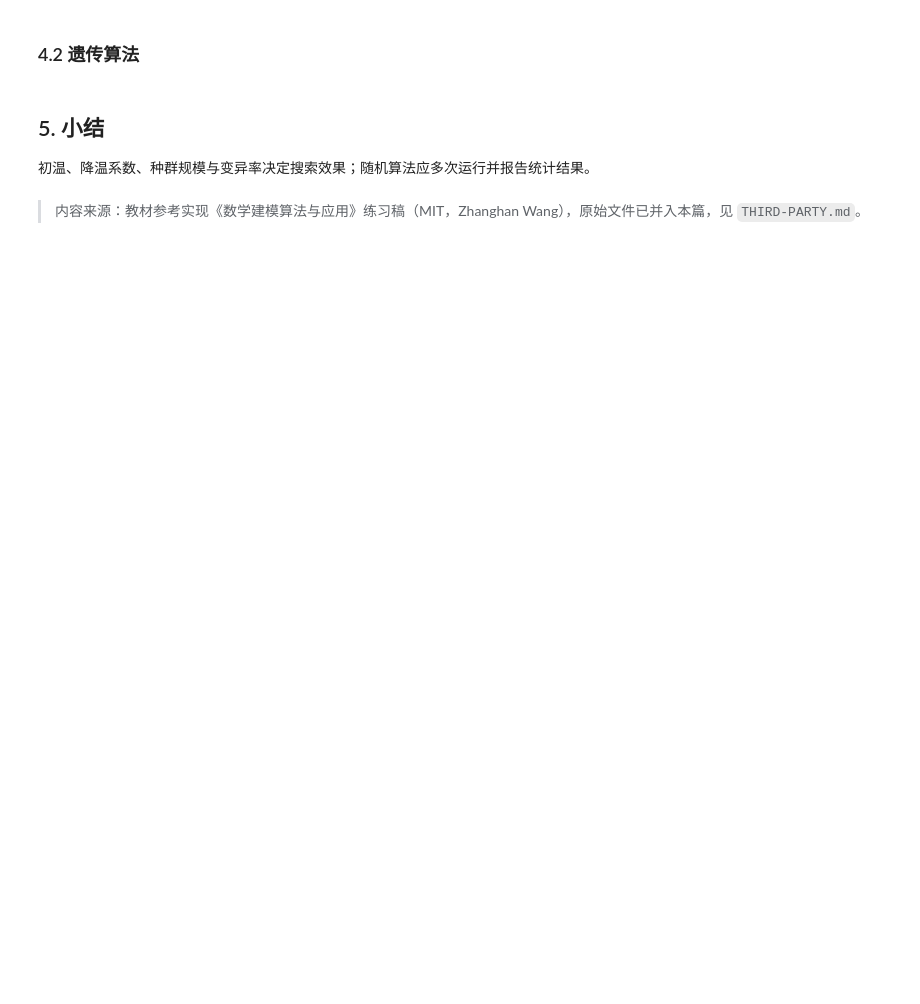
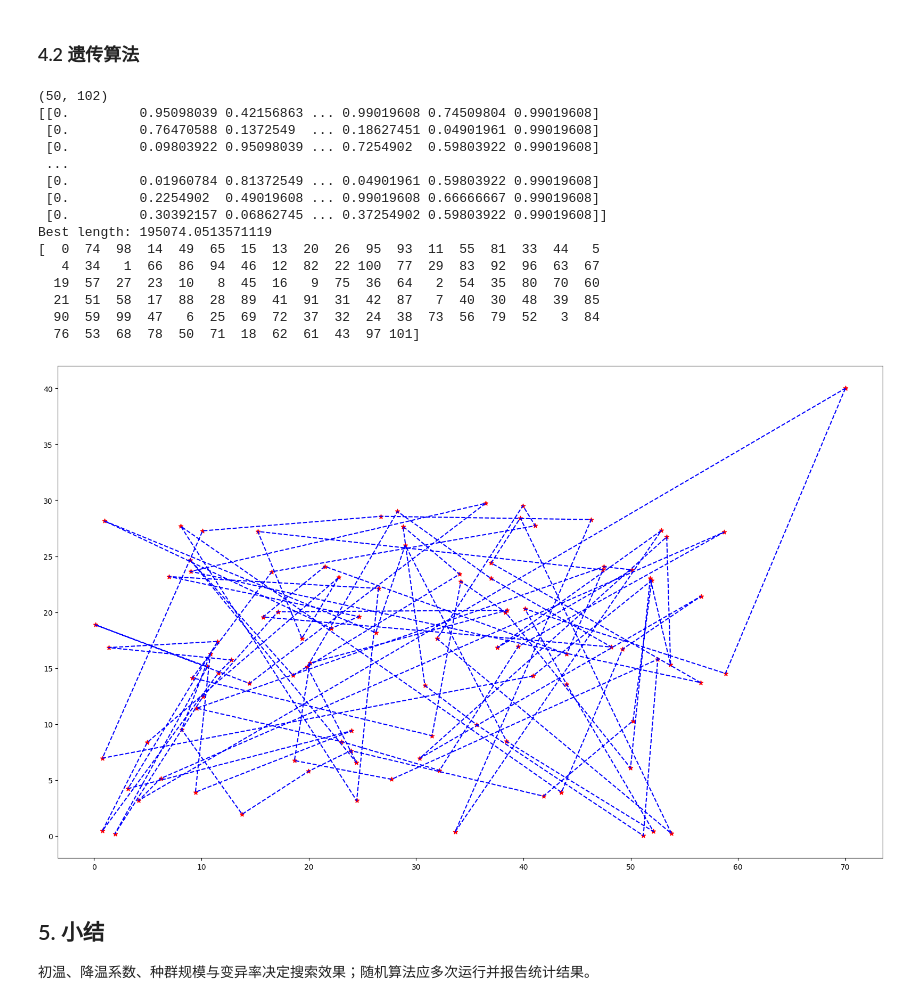
Before and after one commit to yohoten/MMAA-Py, a Jupyter notebook: notebooks/39.智能优化算法.ipynb, the cells around one changed output. Cells and saved outputs as stored; diff of their text form; code cells hidden in the pictures; blank space fills up the shorter version.

```diff
--- a/notebooks/39.智能优化算法.ipynb
+++ b/notebooks/39.智能优化算法.ipynb
@@ -167,70 +174,88 @@ import pandas as pd
 import matplotlib.pyplot as plt
 
 np.random.seed(0)
-# w为种群个数
-w = 50
-# g为进化的代数
-g = 100
+w = 50      # 种群规模
+g = 100     # 进化代数
 
 J = np.loadtxt('遗传算法初步结果.txt')
 J = J / J.shape[1]
 print(J.shape)
 print(J)
 
 size = J.shape[1]
-# 遗传算法操作
+
 for k in range(g):
-    # 交配产生子代A的初始染色体
-    A = J
+    # ---- 交配 ----
+    A = J.copy()                                    # 【修复】必须 copy
 
-    # 产生交叉操作的染色体对
     c = np.random.permutation([i for i in range(w)])
     for i in range(0, w, 2):
-        F = int(1 + np.floor(100*np.random.rand(1)))
-        temp = A[c[i], F:]
-        A[c[i], F:] = A[c[i+1], F:]
+        F = int(1 + np.floor(100 * np.random.rand()))   # 【修复】标量, 去掉 (1)
+        temp = A[c[i], F:].copy()                   # 【修复】.copy() 避免视图
+        A[c[i],   F:] = A[c[i+1], F:]
         A[c[i+1], F:] = temp
 
-    # 确定变异体
-    by = []
-    while not len(by):
-        by = np.nonzero([np.random.rand() < 0.1 for i in range(w)])
-    B = A[by]
+    # ---- 变异 ----
+    by = np.where(np.random.rand(w) < 0.1)[0]       # 【修复】用 np.where
+    while len(by) == 0:
+        by = np.where(np.random.rand(w) < 0.1)[0]
+    B = A[by].copy()
 
-    # 作变异
     for j in range(len(by)):
-        bw = np.sort(1 + np.floor(100*np.random.rand(3))).astype(np.int)
-        neworder = [i for i in range(bw[0])] + [i for i in range(bw[1], bw[2])] + [i for i in range(bw[0], bw[1])] + [i for i in range(bw[2], 102)]
+        bw = np.sort(1 + np.floor(100 * np.random.rand(3))).astype(int)   # 【修复】int
+        neworder = (list(range(bw[0]))
+                    + list(range(bw[1], bw[2]))
+                    + list(range(bw[0], bw[1]))
+                    + list(range(bw[2], 102)))
         B[j, :] = B[j, neworder]
 
-    # 父代,子代,变异体合起来
+    # ---- 父代 + 子代 + 变异体 ----
     G = np.concatenate((J, A, B), axis=0)
 
-    # 恢复出序列
-    SG = np.zeros(G.shape, dtype=np.int)
+    # ---- 用 argsort 解码成访问顺序 ----
+    SG = np.zeros(G.shape, dtype=int)               # 【修复】int
     for ind in range(G.shape[0]):
         SG[ind] = G[ind].argsort()
 
-    # 计算各个个体代表的路径长度
-    lengths = np.zeros(G.shape[0], dtype=np.float)
+    # ---- 计算路径长度 ----
+    lengths = np.zeros(G.shape[0], dtype=float)     # 【修复】float
     for ind in range(len(SG)):
-        for vex in range(len(SG[ind])-1):
+        for vex in range(len(SG[ind]) - 1):
             lengths[ind] += d[SG[ind][vex]][SG[ind][vex+1]]
 
     bestArg = lengths.argsort()
-    J = G[bestArg[:50]]
+    J = G[bestArg[:50]]                              # 精英保留 50 个
 
-print(lengths[bestArg[0]])
-path = SG[0]
+# ---- 输出最优 ----
+print("Best length:", lengths[bestArg[0]])
+path = SG[bestArg[0]]                                # 【修复】用最优个体
 print(path)
+
 plt.figure(figsize=(20, 12))
 divide = 1
 coordinate_path = np.array([[data[i][0], data[i][1]] for i in path])
-plt.scatter(coordinate_path[::divide, 0], coordinate_path[::divide, 1], marker='*', color='red')
+plt.scatter(coordinate_path[::divide, 0], coordinate_path[::divide, 1],
+            marker='*', color='red')
 plt.plot(coordinate_path[::divide, 0], coordinate_path[::divide, 1], 'b--')
+plt.show()                                           # 别忘 show
+# %% [output]
+(50, 102)
+[[0.         0.95098039 0.42156863 ... 0.99019608 0.74509804 0.99019608]
+ [0.         0.76470588 0.1372549  ... 0.18627451 0.04901961 0.99019608]
+ [0.         0.09803922 0.95098039 ... 0.7254902  0.59803922 0.99019608]
+ ...
+ [0.         0.01960784 0.81372549 ... 0.04901961 0.59803922 0.99019608]
+ [0.         0.2254902  0.49019608 ... 0.99019608 0.66666667 0.99019608]
+ [0.         0.30392157 0.06862745 ... 0.37254902 0.59803922 0.99019608]]
+Best length: 195074.0513571119
+[  0  74  98  14  49  65  15  13  20  26  95  93  11  55  81  33  44   5
+   4  34   1  66  86  94  46  12  82  22 100  77  29  83  92  96  63  67
+  19  57  27  23  10   8  45  16   9  75  36  64   2  54  35  80  70  60
+  21  51  58  17  88  28  89  41  91  31  42  87   7  40  30  48  39  85
+  90  59  99  47   6  25  69  72  37  32  24  38  73  56  79  52   3  84
+  76  53  68  78  50  71  18  62  61  43  97 101]
+[figure, added]
 # %% [markdown]
 ## 5. 小结
 
 初温、降温系数、种群规模与变异率决定搜索效果；随机算法应多次运行并报告统计结果。
-# %% [markdown]
-> 内容来源：教材参考实现《数学建模算法与应用》练习稿（MIT，Zhanghan Wang），原始文件已并入本篇，见 `THIRD-PARTY.md`。
```
Also changed, not shown: parts of 3 cells of this notebook, 25 other files.
